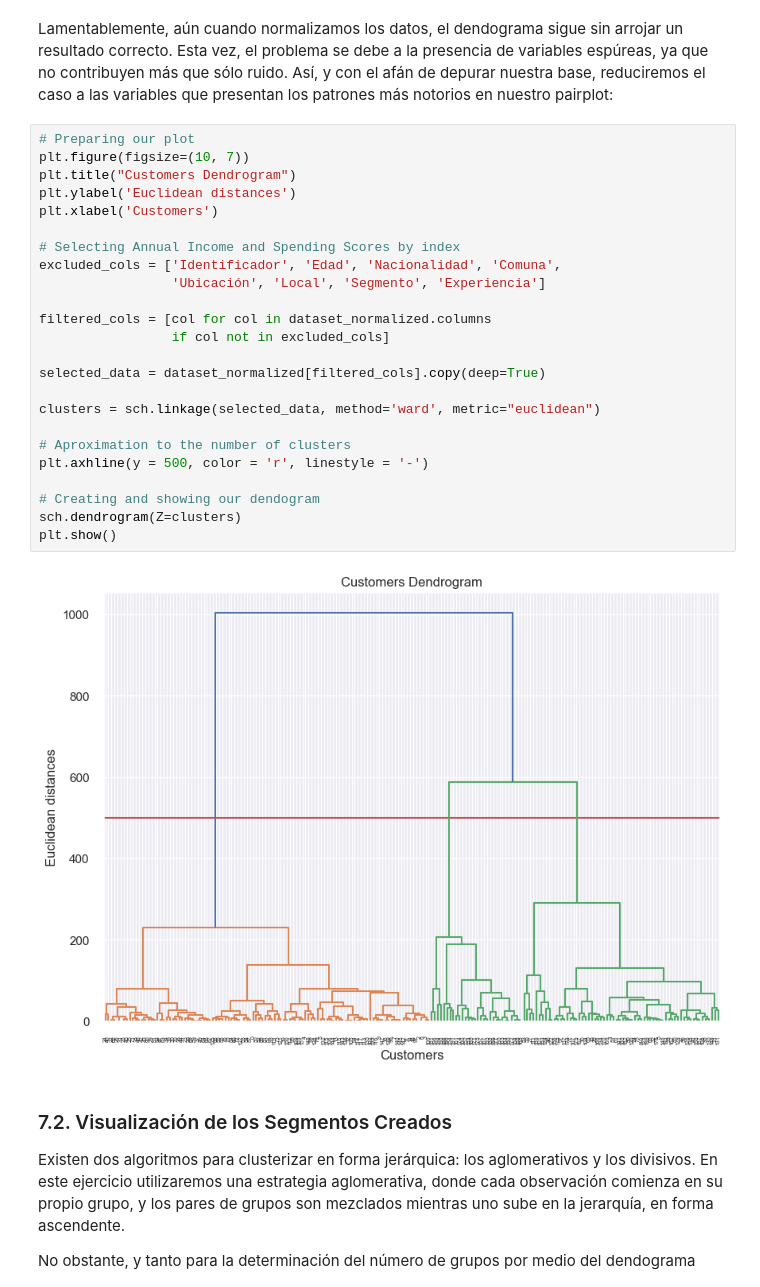
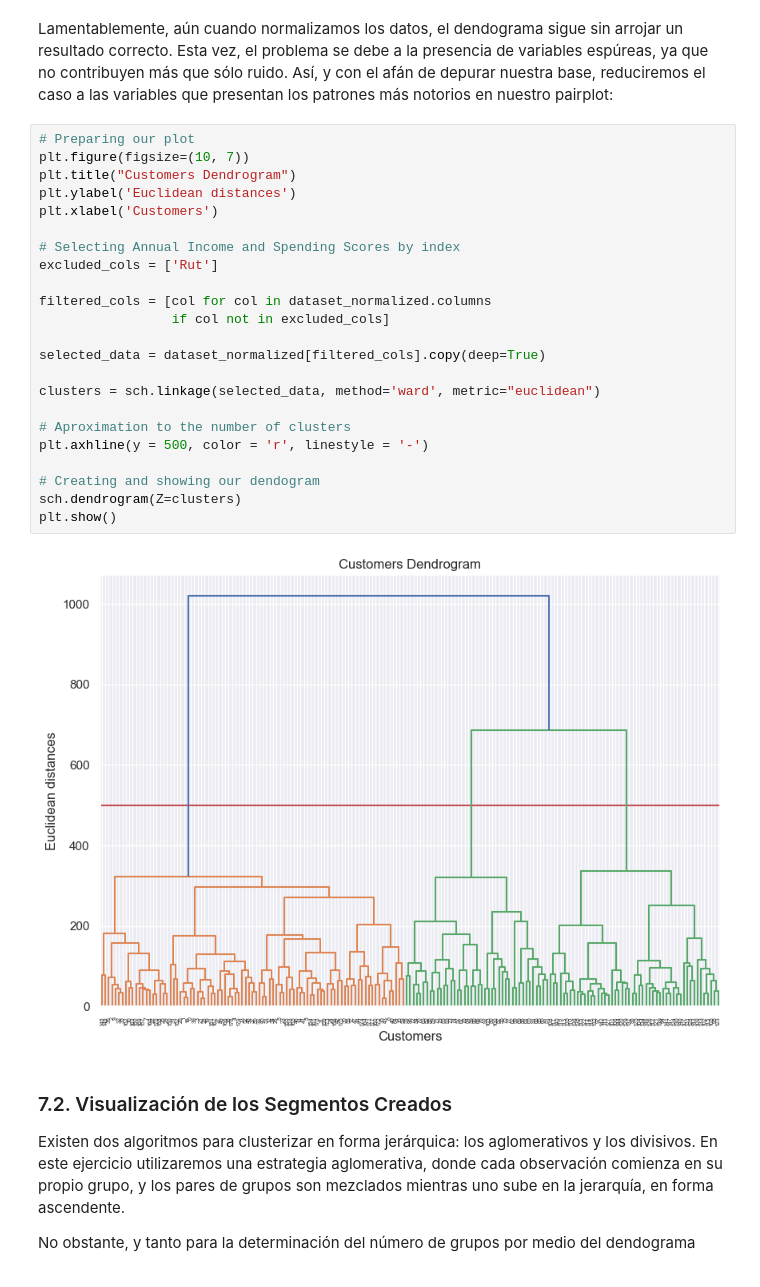
Before and after one commit to benstighe/Marketing, a Jupyter notebook: laboratorio_segmentacion.ipynb, the cells around one changed output. Drawn from its saved outputs; the diff is of its cells as text.

```diff
--- a/laboratorio_segmentacion.ipynb
+++ b/laboratorio_segmentacion.ipynb
@@ -393,29 +393,28 @@ Lamentablemente, aún cuando normalizamos los datos, el dendograma sigue sin arr
 # %%
 # Preparing our plot
 plt.figure(figsize=(10, 7))
 plt.title("Customers Dendrogram")
 plt.ylabel('Euclidean distances')
 plt.xlabel('Customers')
 
 # Selecting Annual Income and Spending Scores by index
-excluded_cols = ['Identificador', 'Edad', 'Nacionalidad', 'Comuna',
-                 'Ubicación', 'Local', 'Segmento', 'Experiencia']
+excluded_cols = ['Rut']
 
 filtered_cols = [col for col in dataset_normalized.columns
                  if col not in excluded_cols]
 
 selected_data = dataset_normalized[filtered_cols].copy(deep=True)
 
 clusters = sch.linkage(selected_data, method='ward', metric="euclidean")
 
 # Aproximation to the number of clusters
 plt.axhline(y = 500, color = 'r', linestyle = '-')
 
 # Creating and showing our dendogram
 sch.dendrogram(Z=clusters)
 plt.show()
 # %% [output]
-[figure, old version]
+[figure, new version]
 # %% [markdown]
 <h3>7.2. Visualización de los Segmentos Creados</h3>
 
```
Also changed, not shown: parts of 1 cell of this notebook.
